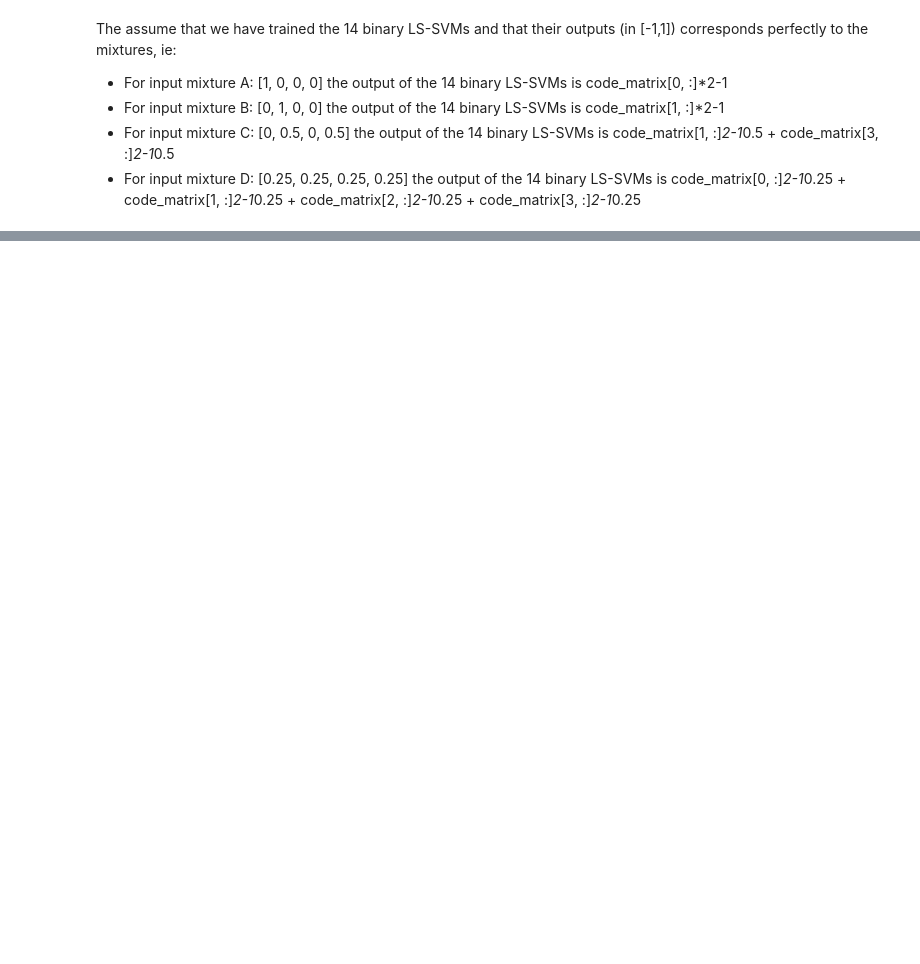
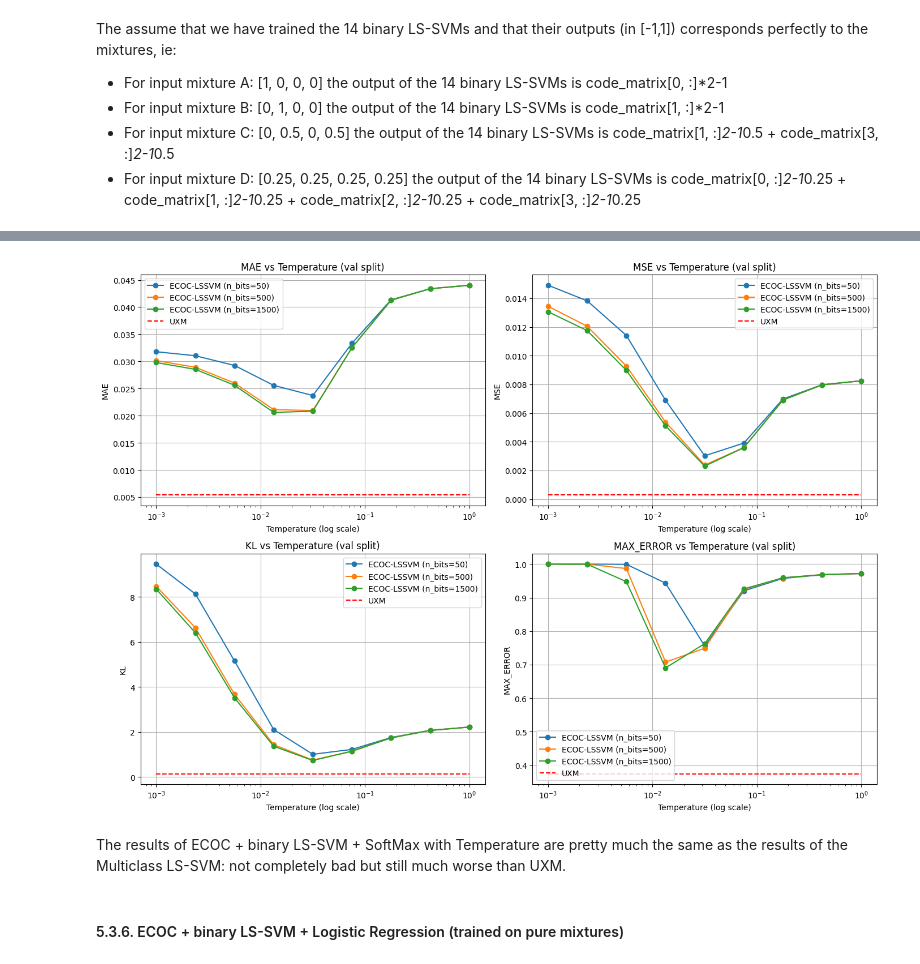
Before and after one commit to CompEpigen/syto, a Jupyter notebook: EDA/SVM_deconvolution.ipynb, the cells around one changed output, grey strips where cells are left out. Saved outputs shown, nothing was run; the diff lists cells and outputs as text; code cells hidden in the pictures; blank space fills up the shorter version.

```diff
--- a/EDA/SVM_deconvolution.ipynb
+++ b/EDA/SVM_deconvolution.ipynb
@@ -1469,0 +1963,57 @@ plt.show()
+# %%
+# plot 4 subplots the deconvolution metrics for the ECOC LSSVM as a function of the temperature a given split, with the UXM baseline as a horizontal line
+split = "val"
+
+ecoc_lssvm_split_metrics = ecoc_lssvm_metrics_df[
+    (ecoc_lssvm_metrics_df["model"] == "ECOC-LSSVM")
+    & (ecoc_lssvm_metrics_df["split"] == split)
+].sort_values("temperature")
+
+uxm_split_metrics = ecoc_lssvm_metrics_df[
+    (ecoc_lssvm_metrics_df["model"] == "UXM")
+    & (ecoc_lssvm_metrics_df["split"] == split)
+]
+
+if ecoc_lssvm_split_metrics.empty or uxm_split_metrics.empty:
+    raise ValueError(f"No ECOC-LSSVM/UXM metrics found for split='{split}'")
+
+metrics_to_plot = ["mae", "mse", "kl", "max_error"]
+fig, axes = plt.subplots(2, 2, figsize=(14, 10))
+axes = axes.flatten()
+
+temp_min = ecoc_lssvm_split_metrics["temperature"].min()
+temp_max = ecoc_lssvm_split_metrics["temperature"].max()
+
+for ax, metric in zip(axes, metrics_to_plot):
+    for n_bits, group in ecoc_lssvm_split_metrics.groupby("n_bits"):
+        group = group.sort_values("temperature")
+        ax.plot(
+            group["temperature"],
+            group[metric],
+            marker="o",
+            label=f"ECOC-LSSVM (n_bits={int(n_bits)})",
+        )
+
+    ax.hlines(
+        y=uxm_split_metrics[metric].iloc[0],
+        xmin=temp_min,
+        xmax=temp_max,
+        colors="red",
+        linestyles="dashed",
+        label="UXM",
+    )
+    ax.set_xscale("log")
+    ax.set_xlabel("Temperature (log scale)")
+    ax.set_ylabel(metric.upper())
+    ax.set_title(f"{metric.upper()} vs Temperature ({split} split)")
+    ax.grid(True)
+    ax.legend()
+
+plt.tight_layout()
+plt.show()
+# %% [output]
+[figure, added]
+# %% [markdown]
+The results of ECOC + binary LS-SVM + SoftMax with Temperature are pretty much the same as the results of the Multiclass LS-SVM: not completely bad but still much worse than UXM.
+# %% [markdown]
+#### 5.3.6. ECOC + binary LS-SVM + Logistic Regression (trained on pure mixtures)
```
Also changed, not shown: parts of 117 cells of this notebook.
